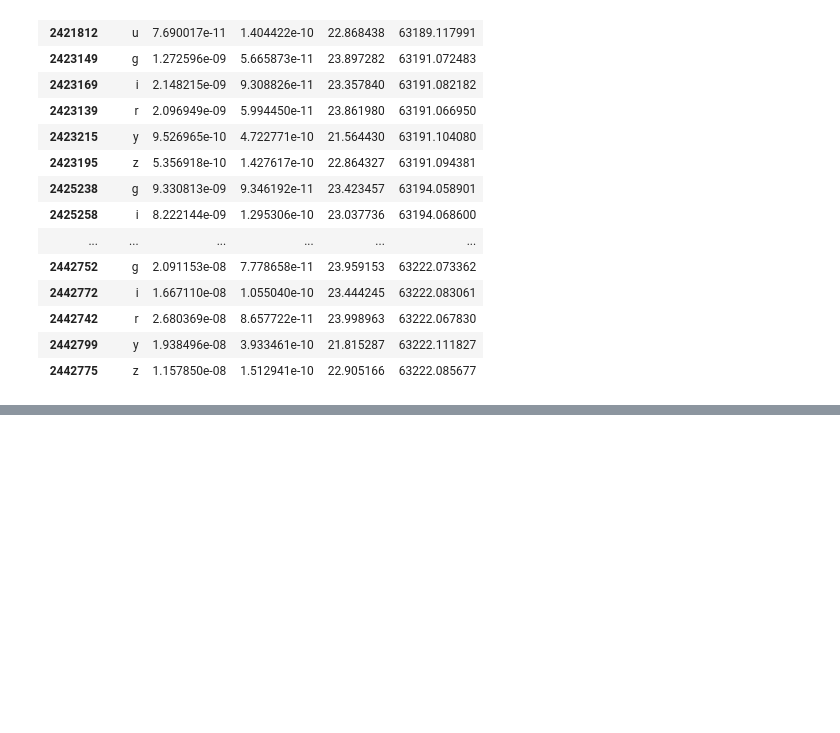
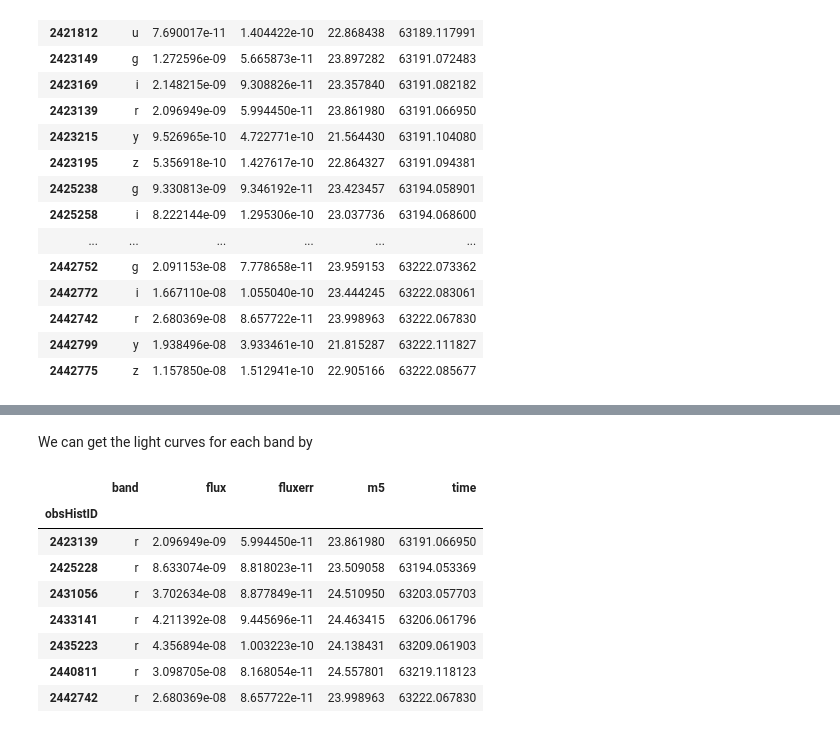
Before and after one commit to LSSTDESC/Monitor, a Jupyter notebook: examples/reference_lc.ipynb, the cells around one changed output, grey strips where cells are left out. Cells and saved outputs as stored; diff of their text form; code cells hidden in the pictures; blank space fills up the shorter version.

```diff
--- a/examples/reference_lc.ipynb
+++ b/examples/reference_lc.ipynb
@@ -166,0 +199,8 @@ reflc.lightCurve(idValue=6144007055260714, observations=df, bandpassDict=lsstBP[
+# %%
+reflcTwink = RefLightCurves.fromTwinklesData(tableName='TwinkSN',
+                                             idCol='snid',
+                                             objectTypeID=42,
+                                             dbHostName=None,
+                                             columns=('snid', 'redshift', 'snra', 'sndec', 't0',
+                                                      'x0', 'x1', 'c'),
+                                             idSequence=None)
@@ -166,0 +236,14 @@ reflc.lightCurve(idValue=6144007055260714, observations=df, bandpassDict=lsstBP[
+# %% [markdown]
+We can get the light curves for each band by
+# %%
+reflcTwink.lightCurve(idValue=6144007055260714, bandName='r')
+# %% [output]
+|  | band | flux | fluxerr | m5 | time |
+| obsHistID |  |  |  |  |  |
+| 2423139 | r | 2.096949e-09 | 5.994450e-11 | 23.861980 | 63191.066950 |
+| 2425228 | r | 8.633074e-09 | 8.818023e-11 | 23.509058 | 63194.053369 |
+| 2431056 | r | 3.702634e-08 | 8.877849e-11 | 24.510950 | 63203.057703 |
+| 2433141 | r | 4.211392e-08 | 9.445696e-11 | 24.463415 | 63206.061796 |
+| 2435223 | r | 4.356894e-08 | 1.003223e-10 | 24.138431 | 63209.061903 |
+| 2440811 | r | 3.098705e-08 | 8.168054e-11 | 24.557801 | 63219.118123 |
+| 2442742 | r | 2.680369e-08 | 8.657722e-11 | 23.998963 | 63222.067830 |
```
Also changed, not shown: parts of 20 cells of this notebook, 1 other file.
